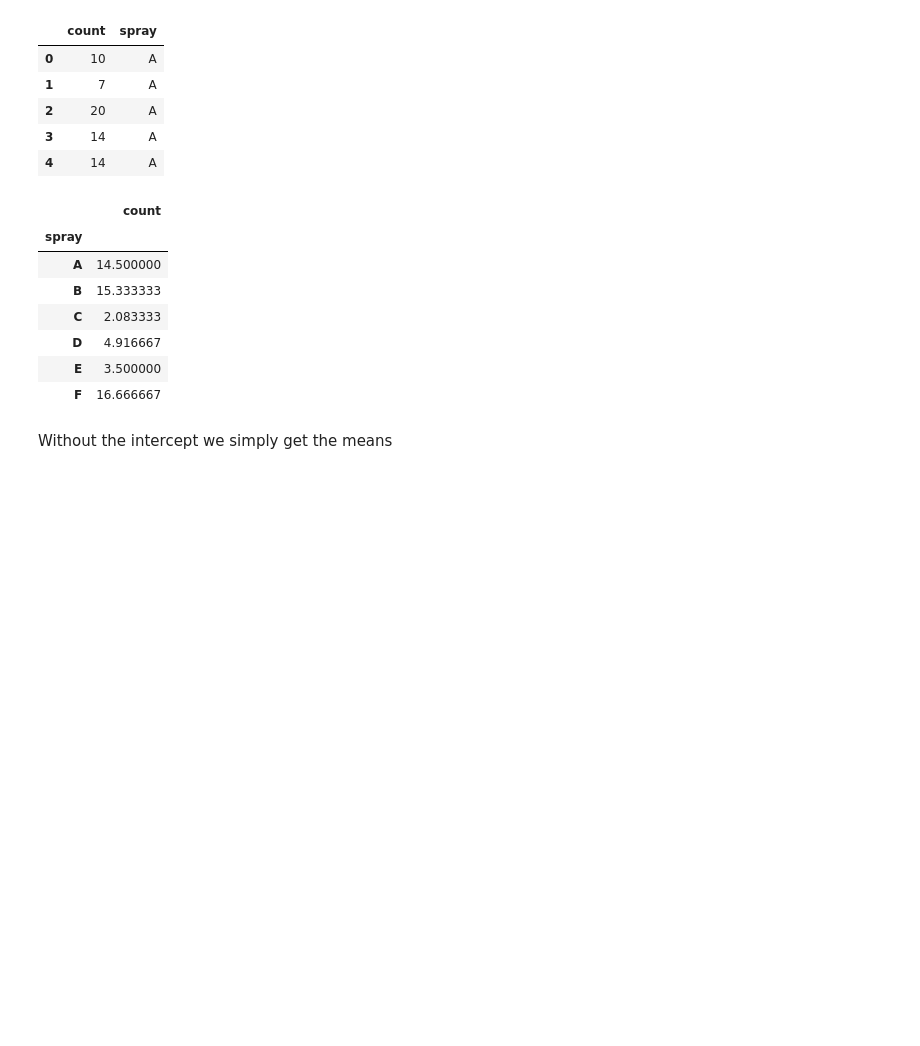
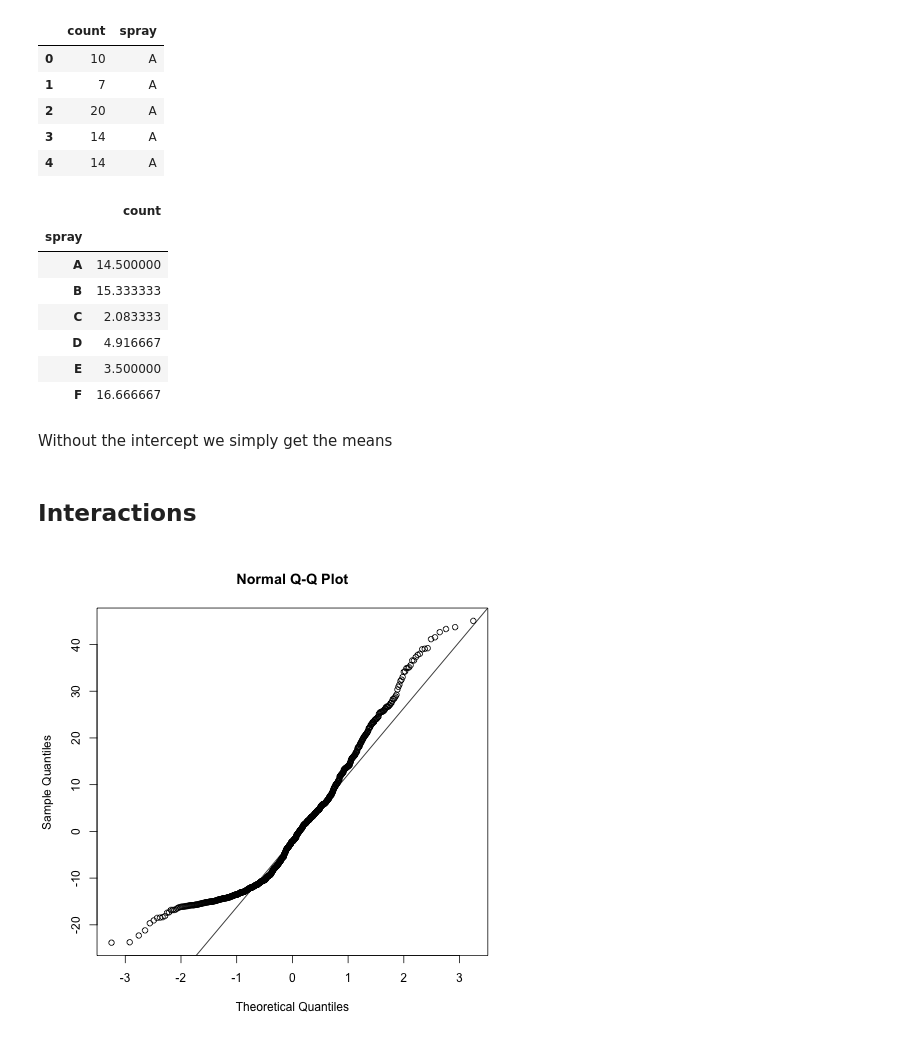
Before and after one commit to idrisr/coursera-regressions, a Jupyter notebook: regressions.ipynb, the cells around one changed output. Saved outputs shown, nothing was run; the diff lists cells and outputs as text; code cells hidden in the pictures; blank space fills up the shorter version.

```diff
--- a/regressions.ipynb
+++ b/regressions.ipynb
@@ -2119,3 +2159,15 @@ grouped.mean()
 | F | 16.666667 |
 # %% [markdown]
 Without the intercept we simply get the means
+# %% [markdown]
+<a id='interactions'></a>
+## Interactions
+# %%
+%%R -o hunger
+hunger <- read.csv('data/hunger.csv')
+hunger <- hunger[hunger$Sex != "Both sexes", ]
+lm1 <- lm(hunger$Numeric ~ hunger$Year)
+qqnorm(residuals(lm1))
+qqline(residuals(lm1))
+# %% [output]
+[figure, added]
```
Also changed, not shown: parts of 50 cells of this notebook.
